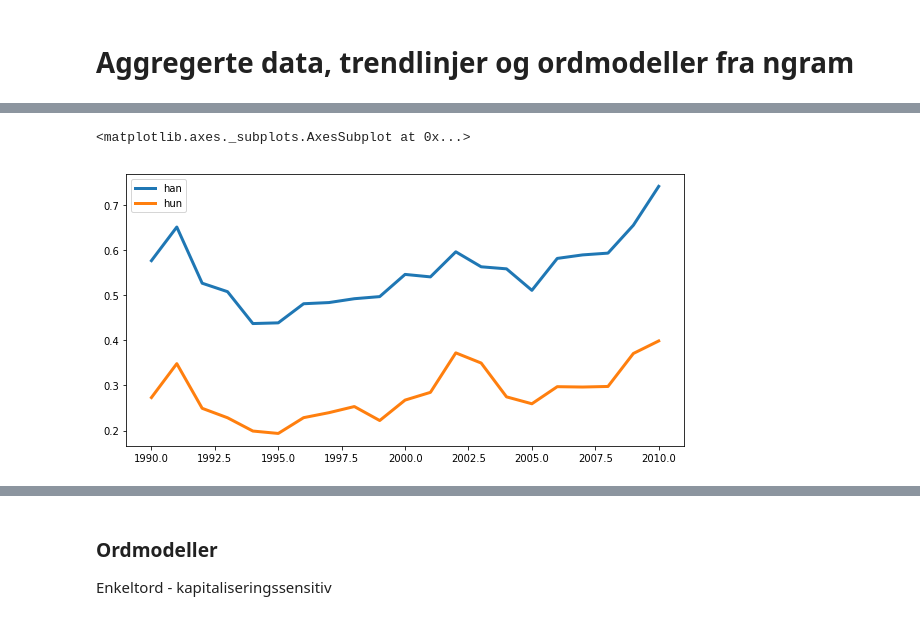
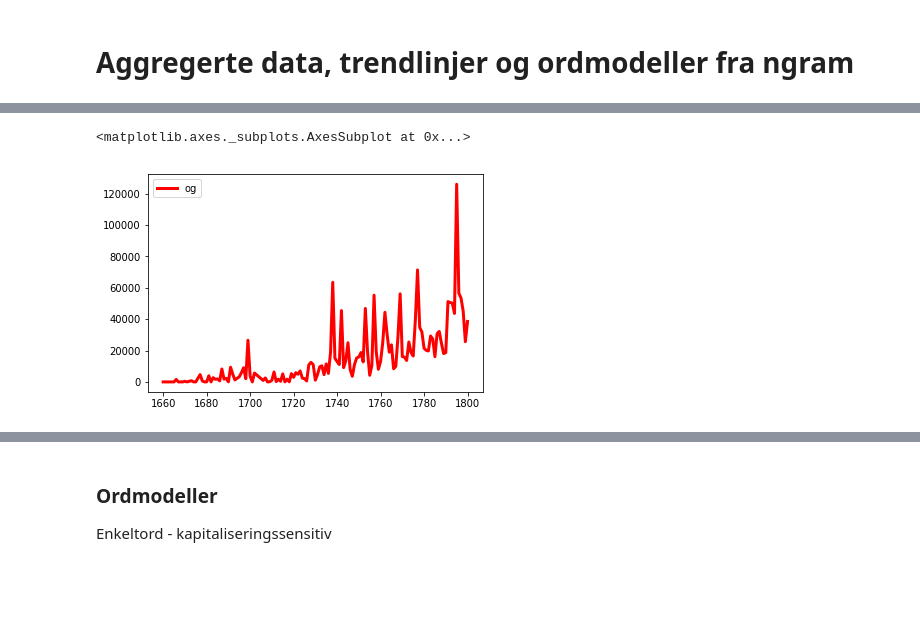
Before and after one commit to Yoonsen/Miscellaneous-Notebooks, a Jupyter notebook: Leksikografi.ipynb, the cells around one changed output, grey strips where cells are left out. Saved outputs shown, nothing was run; the diff lists cells and outputs as text; code cells hidden in the pictures; blank space fills up the shorter version.

```diff
--- a/Leksikografi.ipynb
+++ b/Leksikografi.ipynb
@@ -48,5 +34,5 @@ nb.nb_ngram("spise middag, lage middag", years=(1990, 2010), smooth=1).plot(figs
-# %%
-nb.nb_ngram("han, hun", years=(1990, 2010), smooth=1).plot(figsize=(10,5), lw=3)
-# %% [output]
-<matplotlib.axes._subplots.AxesSubplot at 0x...>
-[figure, removed]
+# %%
+nb.frame(nb.unigram('og', (1660, 1800)), 'og').plot(lw=3, color='red')
+# %% [output]
+<matplotlib.axes._subplots.AxesSubplot at 0x...>
+[figure, added]
```
Also changed, not shown: parts of 29 cells of this notebook.
